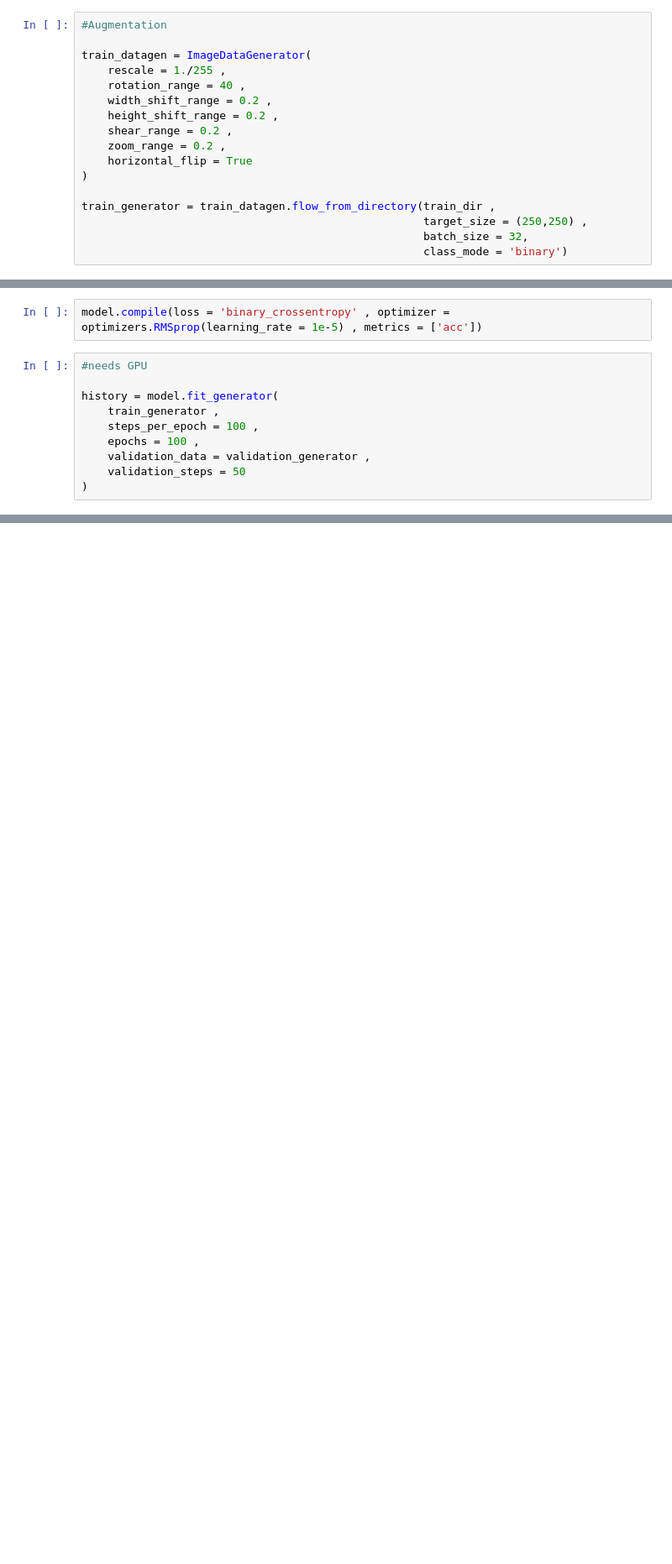
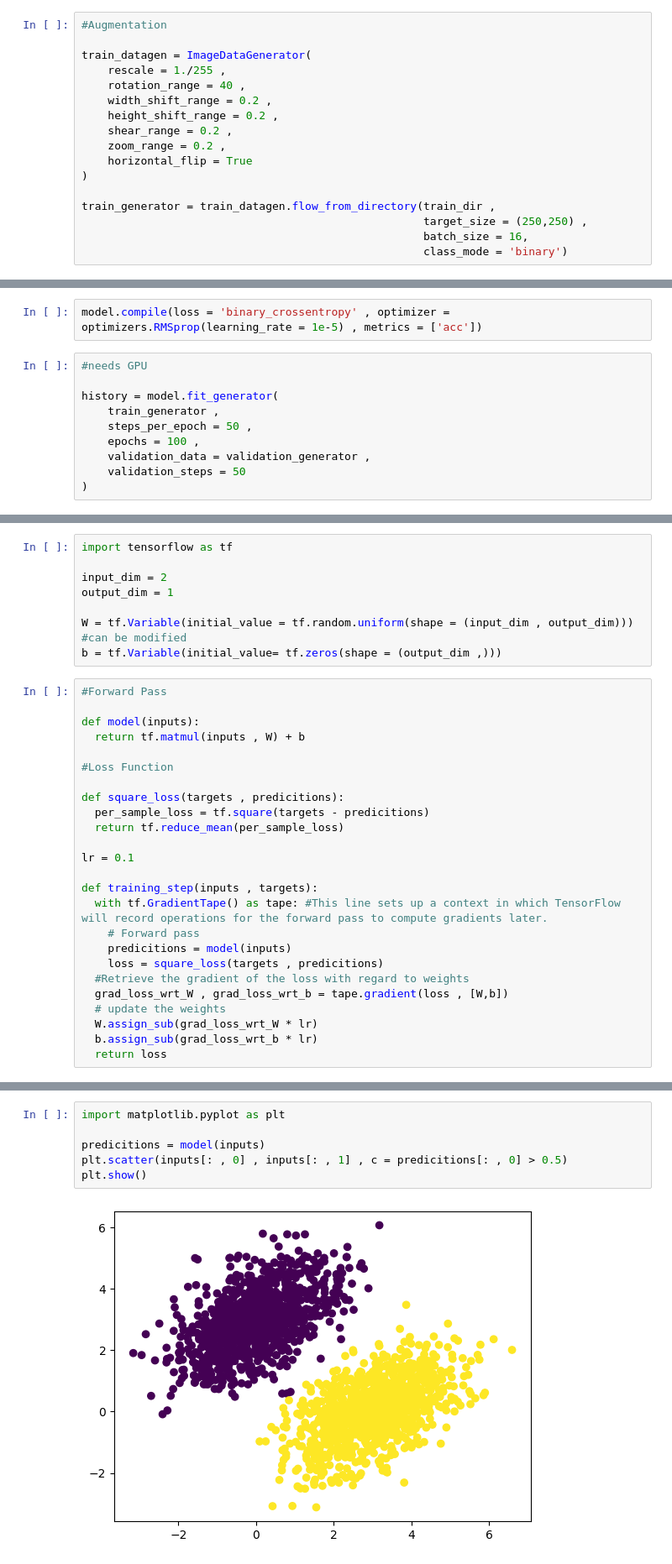
Before and after one commit to Hasanmog/Journey-Through-AI-Learning, a Jupyter notebook: DeepLearning_With_Python/DeepLearning_with_Python.ipynb, the cells around one changed output, grey strips where cells are left out. Shown: that part at 84% size. Saved outputs shown, nothing was run; the diff lists cells and outputs as text; blank space fills up the shorter version.

```diff
--- a/DeepLearning_With_Python/DeepLearning_with_Python.ipynb
+++ b/DeepLearning_With_Python/DeepLearning_with_Python.ipynb
@@ -314,5 +314,5 @@ train_datagen = ImageDataGenerator(
 
 train_generator = train_datagen.flow_from_directory(train_dir ,
                                                     target_size = (250,250) ,
-                                                    batch_size = 32,
+                                                    batch_size = 16,
                                                     class_mode = 'binary')
@@ -446,7 +450,7 @@ model.compile(loss = 'binary_crossentropy' , optimizer = optimizers.RMSprop(lear
 
 history = model.fit_generator(
     train_generator ,
-    steps_per_epoch = 100 ,
+    steps_per_epoch = 50 ,
     epochs = 100 ,
     validation_data = validation_generator ,
     validation_steps = 50
@@ -463,0 +493,33 @@ print("test_acc :" , test_acc)
+# %%
+import tensorflow as tf
+
+input_dim = 2
+output_dim = 1
+
+W = tf.Variable(initial_value = tf.random.uniform(shape = (input_dim , output_dim))) #can be modified
+b = tf.Variable(initial_value= tf.zeros(shape = (output_dim ,)))
+# %%
+#Forward Pass
+
+def model(inputs):
+  return tf.matmul(inputs , W) + b
+
+#Loss Function
+
+def square_loss(targets , predicitions):
+  per_sample_loss = tf.square(targets - predicitions)
+  return tf.reduce_mean(per_sample_loss)
+
+lr = 0.1
+
+def training_step(inputs , targets):
+  with tf.GradientTape() as tape: #This line sets up a context in which TensorFlow will record operations for the forward pass to compute gradients later.
+    # Forward pass
+    predicitions = model(inputs)
+    loss = square_loss(targets , predicitions)
+  #Retrieve the gradient of the loss with regard to weights
+  grad_loss_wrt_W , grad_loss_wrt_b = tape.gradient(loss , [W,b])
+  # update the weights
+  W.assign_sub(grad_loss_wrt_W * lr)
+  b.assign_sub(grad_loss_wrt_b * lr)
+  return loss
@@ -463,0 +530,8 @@ print("test_acc :" , test_acc)
+# %%
+import matplotlib.pyplot as plt
+
+predicitions = model(inputs)
+plt.scatter(inputs[: , 0] , inputs[: , 1] , c = predicitions[: , 0] > 0.5)
+plt.show()
+# %% [output]
+[figure, added]
```
Also changed, not shown: parts of 35 cells of this notebook.
